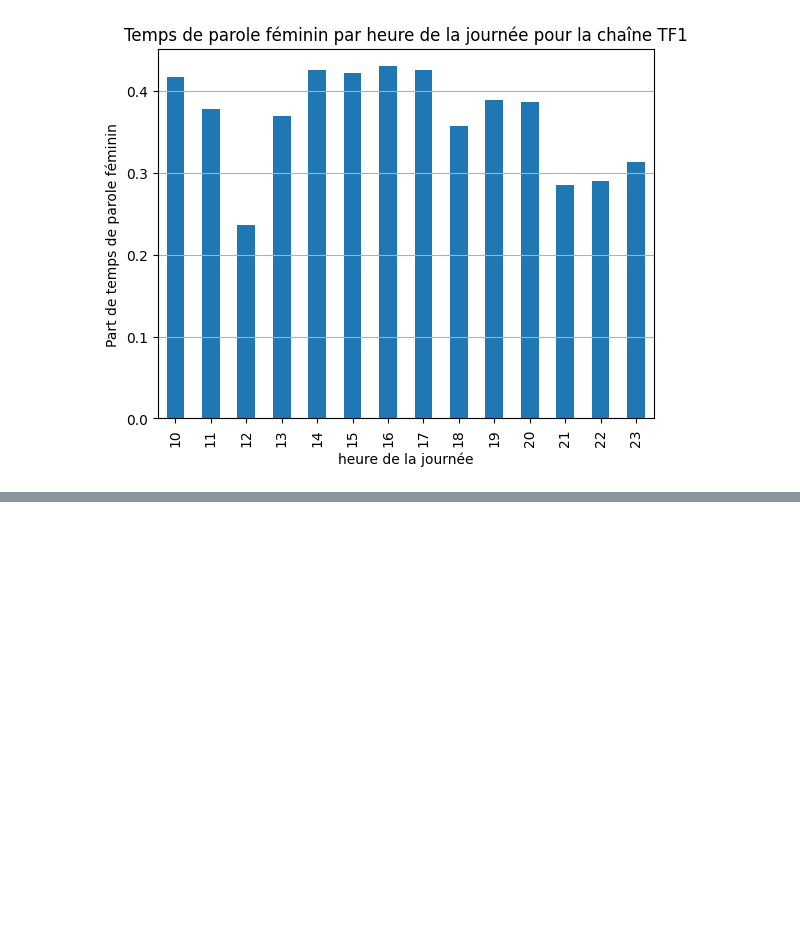
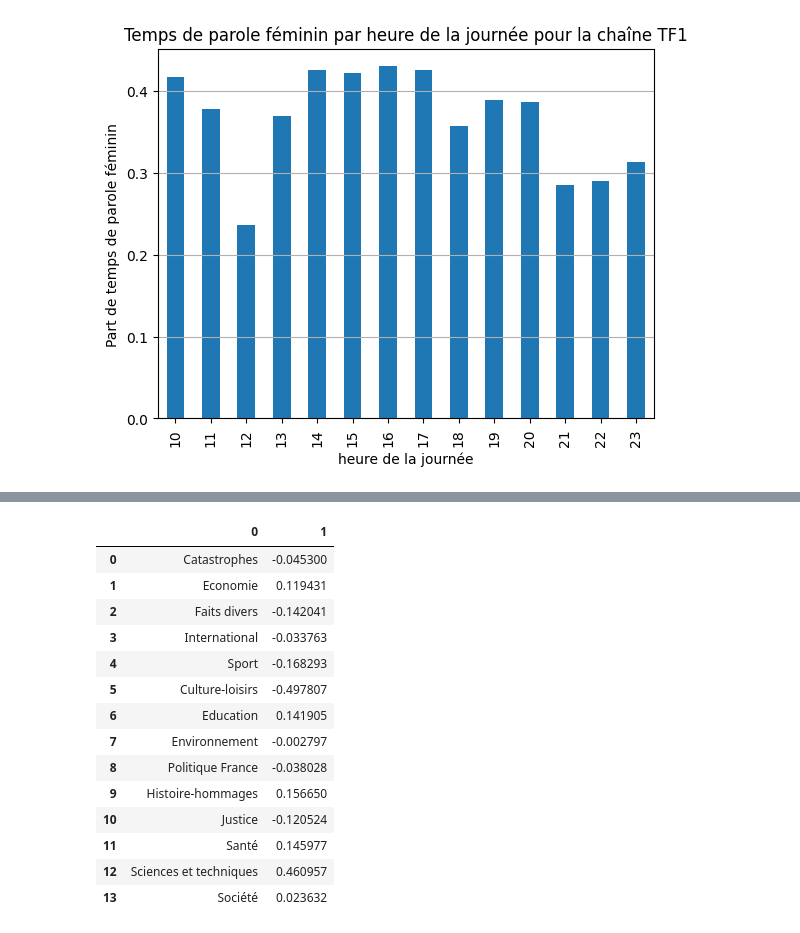
Before and after one commit to Gstrems/Projet_python_2A, a Jupyter notebook: stat_explo_parite.ipynb, the cells around one changed output, grey strips where cells are left out. Drawn from its saved outputs; the diff is of its cells as text; code cells hidden in the pictures; blank space fills up the shorter version.

```diff
--- a/stat_explo_parite.ipynb
+++ b/stat_explo_parite.ipynb
@@ -164,0 +241,37 @@ diagramme_temps_parole_var(variable='hour', code_chaine='TF1', label='heure de l
+# %%
+X = parite_sujets_jt_mois[[
+    'Catastrophes',
+    'Economie',
+    'Faits divers',
+    'International',
+    'Sport',
+    'Culture-loisirs',
+    'Education',
+    'Environnement',
+    'Politique France',
+    'Histoire-hommages',
+    'Justice',
+    'Santé',
+    'Sciences et techniques',
+    'Société']]
+y = parite_sujets_jt_mois['proportion_female']
+
+clf = LinearRegression().fit(X, y)
+
+pd.DataFrame(zip(X.columns,clf.coef_))
+# %% [output]
+|  | 0 | 1 |
+| 0 | Catastrophes | -0.045300 |
+| 1 | Economie | 0.119431 |
+| 2 | Faits divers | -0.142041 |
+| 3 | International | -0.033763 |
+| 4 | Sport | -0.168293 |
+| 5 | Culture-loisirs | -0.497807 |
+| 6 | Education | 0.141905 |
+| 7 | Environnement | -0.002797 |
+| 8 | Politique France | -0.038028 |
+| 9 | Histoire-hommages | 0.156650 |
+| 10 | Justice | -0.120524 |
+| 11 | Santé | 0.145977 |
+| 12 | Sciences et techniques | 0.460957 |
+| 13 | Société | 0.023632 |
```
Also changed, not shown: parts of 7 cells of this notebook.
